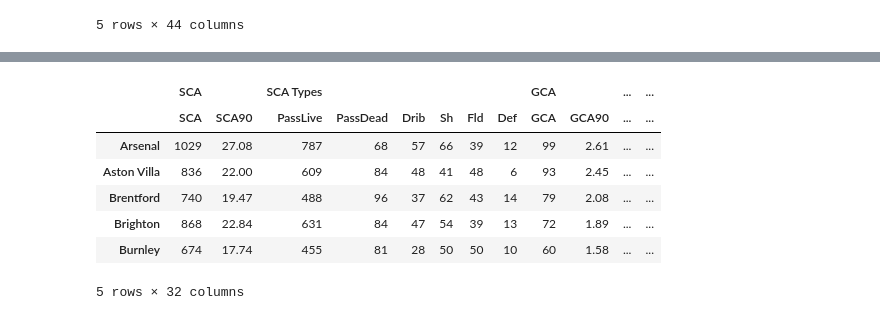
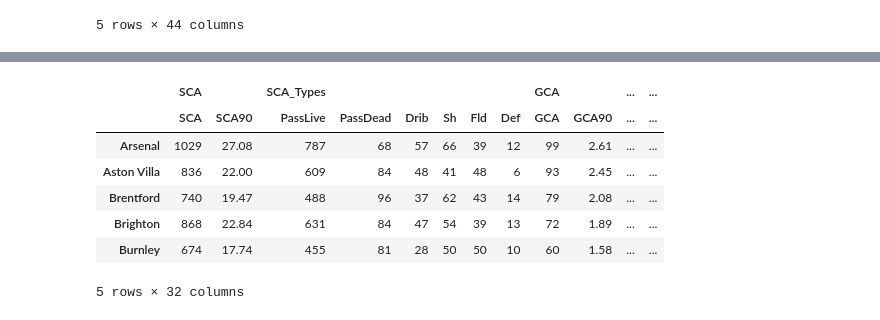
Before and after one commit to p13kara33/FootballData, a Jupyter notebook: footballdata/test_fbref.ipynb, the cells around one changed output, grey strips where cells are left out. Saved outputs shown, nothing was run; the diff lists cells and outputs as text; code cells hidden in the pictures.

```diff
--- a/footballdata/test_fbref.ipynb
+++ b/footballdata/test_fbref.ipynb
@@ -58,10 +58,10 @@ squad_pass_types_df.head()
 | Burnley | 12275 | 1731 | 370 | 32 | 135 | 747 | 783 | 183 | 152 | 14 | ... |
 5 rows × 28 columns
 # %%
-goad_and_shot = merge_dfs(leagues_list[14], leagues_list[15])
-goad_and_shot.head()
+goal_and_shot = merge_dfs(leagues_list[14], leagues_list[15])
+goal_and_shot.head()
 # %% [output]
-|  | SCA |  | SCA Types |  |  |  |  |  | GCA |  | ... | ... |
+|  | SCA |  | SCA_Types |  |  |  |  |  | GCA |  | ... | ... |
 |  | SCA | SCA90 | PassLive | PassDead | Drib | Sh | Fld | Def | GCA | GCA90 | ... | ... |
 | Arsenal | 1029 | 27.08 | 787 | 68 | 57 | 66 | 39 | 12 | 99 | 2.61 | ... | ... |
 | Aston Villa | 836 | 22.00 | 609 | 84 | 48 | 41 | 48 | 6 | 93 | 2.45 | ... | ... |
```
Also changed, not shown: parts of 4 cells of this notebook, 2 other files.
